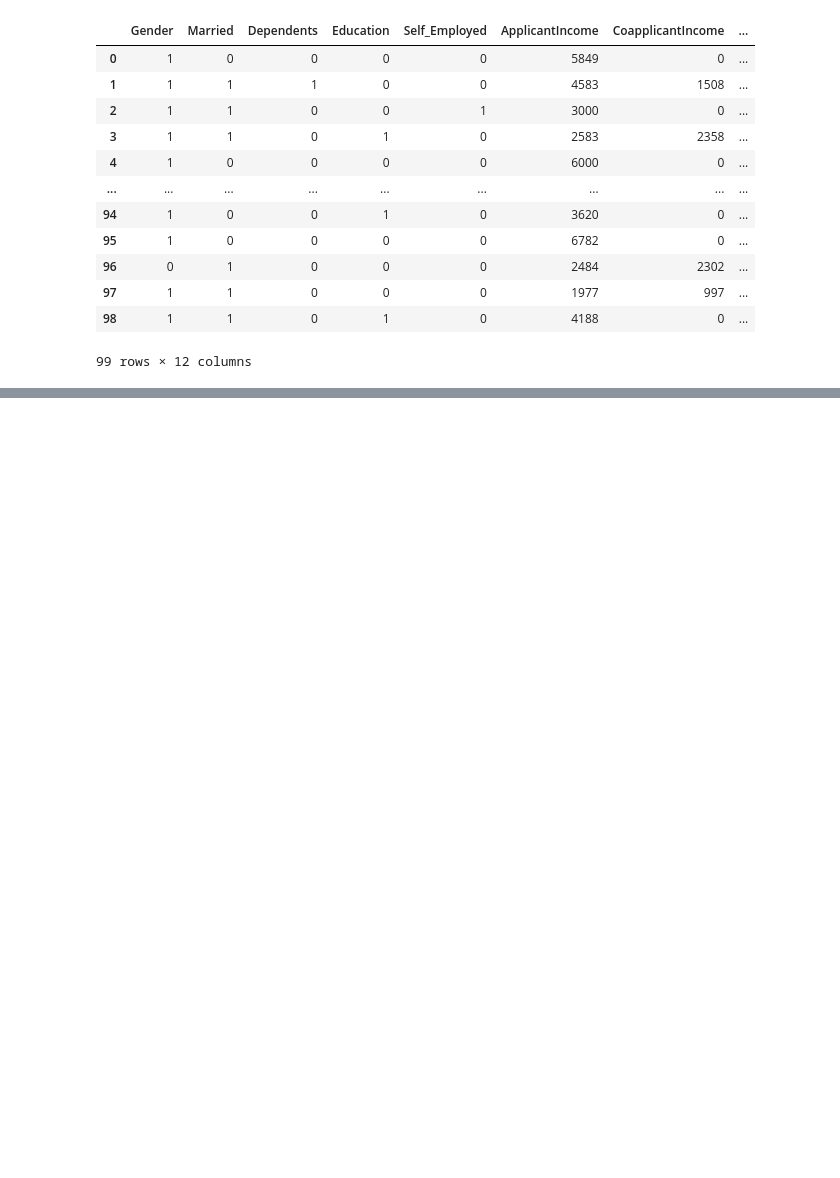
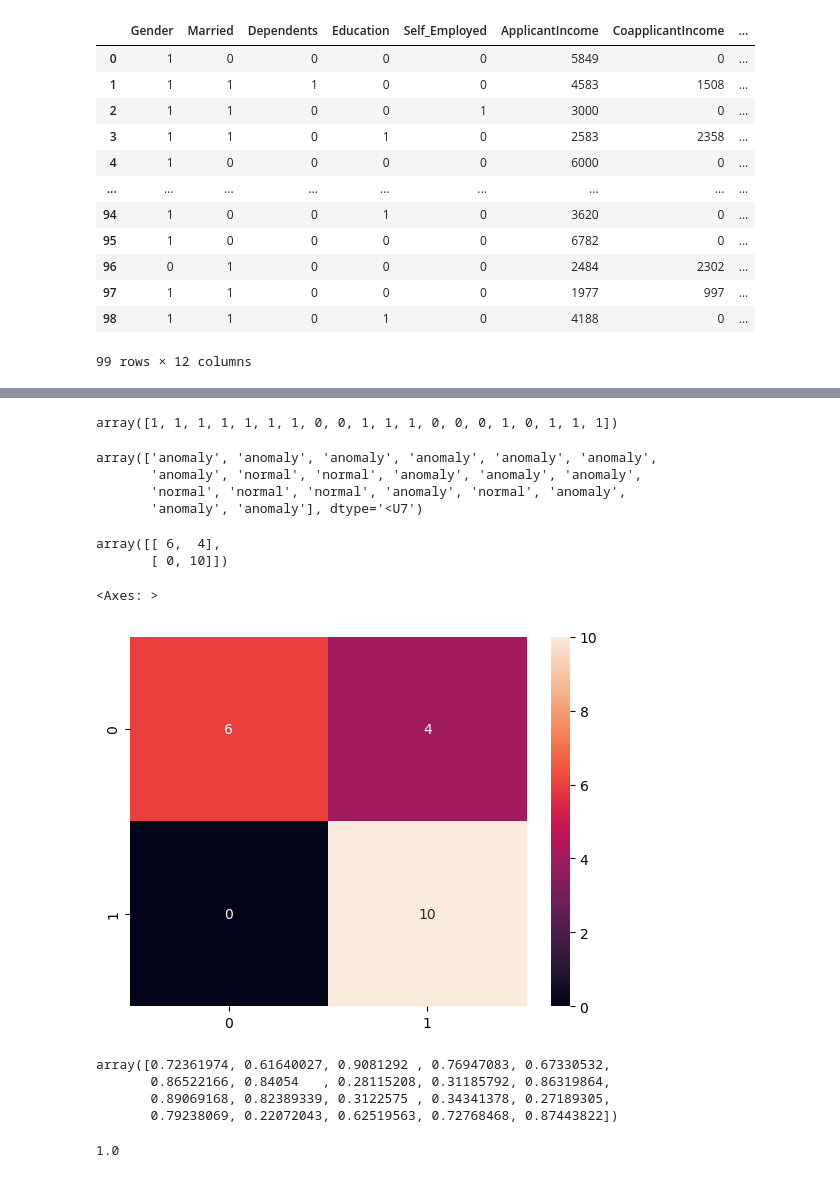
Before and after one commit to Shahidazad/Anomaly, a Jupyter notebook: logisticReg.ipynb, the cells around one changed output, grey strips where cells are left out. Drawn from its saved outputs; the diff is of its cells as text; code cells hidden in the pictures; blank space fills up the shorter version.

Commit message:
logistic Reg

```diff
--- a/logisticReg.ipynb
+++ b/logisticReg.ipynb
@@ -85,0 +79,8 @@ dtype: object
+# %%
+X=df1.drop('Anomaly',1)
+y=df1['Anomaly']
+# %%
+X_train,X_test,y_train,y_test=train_test_split(X,y,test_size=0.2,random_state=0)
+# Feature Scaling
+clf=LogisticRegression()
+clf.fit(X_train,y_train)
@@ -85,0 +96,6 @@ dtype: object
+# %%
+y_pre=clf.predict(X_test)
+# %%
+y_pre
+# %% [output]
+array([1, 1, 1, 1, 1, 1, 1, 0, 0, 1, 1, 1, 0, 0, 0, 1, 0, 1, 1, 1])
@@ -85,0 +104,20 @@ dtype: object
+# %%
+y_pred
+# %% [output]
+array(['anomaly', 'anomaly', 'anomaly', 'anomaly', 'anomaly', 'anomaly',
+       'anomaly', 'normal', 'normal', 'anomaly', 'anomaly', 'anomaly',
+       'normal', 'normal', 'normal', 'anomaly', 'normal', 'anomaly',
+       'anomaly', 'anomaly'], dtype='<U7')
+# %%
+cm=confusion_matrix(y_test,y_pre)
+# %%
+cm
+# %% [output]
+array([[ 6,  4],
+       [ 0, 10]])
+# %%
+import seaborn as sns
+sns.heatmap(cm,annot=True)
+# %% [output]
+<Axes: >
+[figure, added]
@@ -85,0 +129,11 @@ dtype: object
+# %%
+lr_probs_RF
+# %% [output]
+array([0.72361974, 0.61640027, 0.9081292 , 0.76947083, 0.67330532,
+       0.86522166, 0.84054   , 0.28115208, 0.31185792, 0.86319864,
+       0.89069168, 0.82389339, 0.3122575 , 0.34341378, 0.27189305,
+       0.79238069, 0.22072043, 0.62519563, 0.72768468, 0.87443822])
+# %%
+0.72361974+0.27638026
+# %% [output]
+1.0
```
Also changed, not shown: parts of 9 cells of this notebook.
